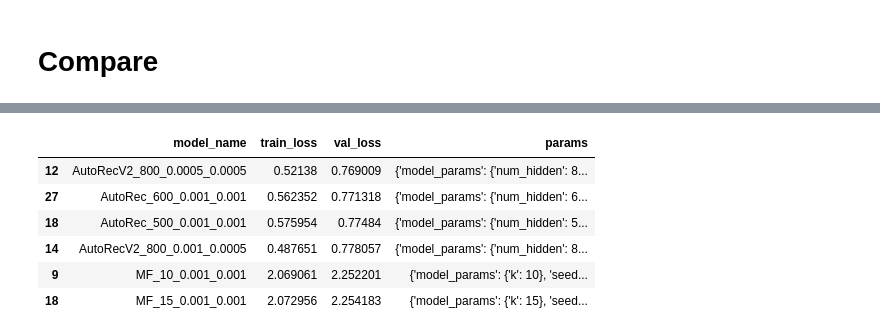
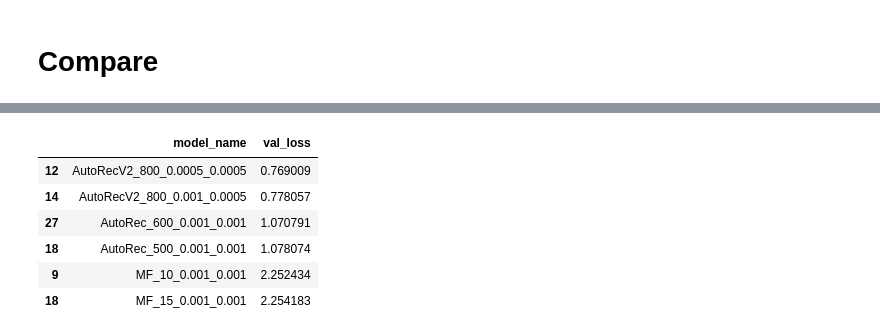
Before and after one commit to freddd1/AutoRec, a Jupyter notebook: driver.ipynb, the cells around one changed output, grey strips where cells are left out. Saved outputs shown, nothing was run; the diff lists cells and outputs as text; code cells hidden in the pictures.

Commit message:
added ml-1m support and run MF and AutoRec again

```diff
--- a/driver.ipynb
+++ b/driver.ipynb
@@ -335,16 +339,16 @@ all_models.sort_values(by='val_loss')
 # %%
 best_df = pd.DataFrame(columns=all_models.columns)
 for i, model_name in enumerate(['MF', 'AutoRec_', 'AutoRecV2']):
     temp = models_results(model_name)
     temp = temp.sort_values(by='val_loss')[:2]
     best_df = pd.concat([best_df, temp], axis=0)
 
-best_df.sort_values(by='val_loss')
+best_df.sort_values(by='val_loss')[['model_name', 'val_loss']]
 # %% [output]
-|  | model_name | train_loss | val_loss | params |
-| 12 | AutoRecV2_800_0.0005_0.0005 | 0.52138 | 0.769009 | {'model_params': {'num_hidden': 8... |
-| 27 | AutoRec_600_0.001_0.001 | 0.562352 | 0.771318 | {'model_params': {'num_hidden': 6... |
-| 18 | AutoRec_500_0.001_0.001 | 0.575954 | 0.77484 | {'model_params': {'num_hidden': 5... |
-| 14 | AutoRecV2_800_0.001_0.0005 | 0.487651 | 0.778057 | {'model_params': {'num_hidden': 8... |
-| 9 | MF_10_0.001_0.001 | 2.069061 | 2.252201 | {'model_params': {'k': 10}, 'seed... |
-| 18 | MF_15_0.001_0.001 | 2.072956 | 2.254183 | {'model_params': {'k': 15}, 'seed... |
+|  | model_name | val_loss |
+| 12 | AutoRecV2_800_0.0005_0.0005 | 0.769009 |
+| 14 | AutoRecV2_800_0.001_0.0005 | 0.778057 |
+| 27 | AutoRec_600_0.001_0.001 | 1.070791 |
+| 18 | AutoRec_500_0.001_0.001 | 1.078074 |
+| 9 | MF_10_0.001_0.001 | 2.252434 |
+| 18 | MF_15_0.001_0.001 | 2.254183 |
```
Also changed, not shown: parts of 10 cells of this notebook, 56 other files.
